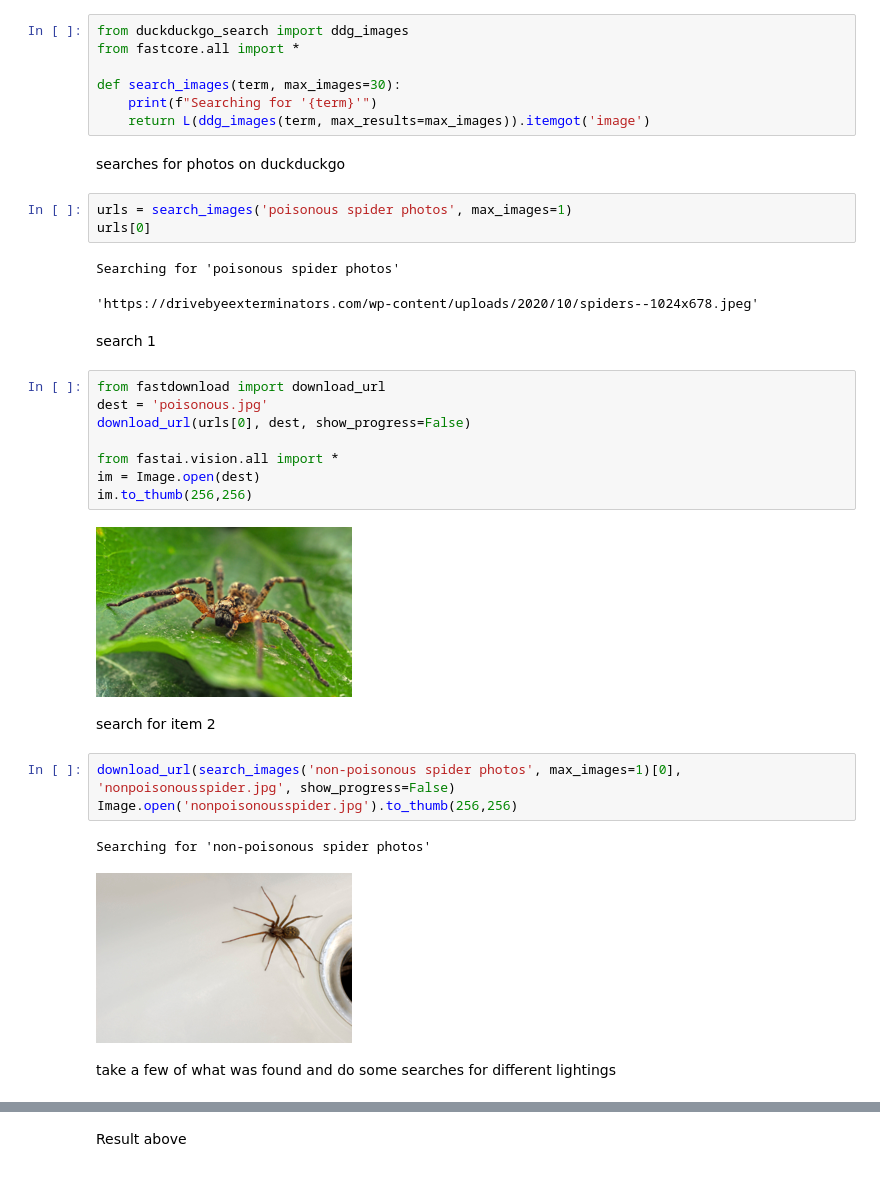
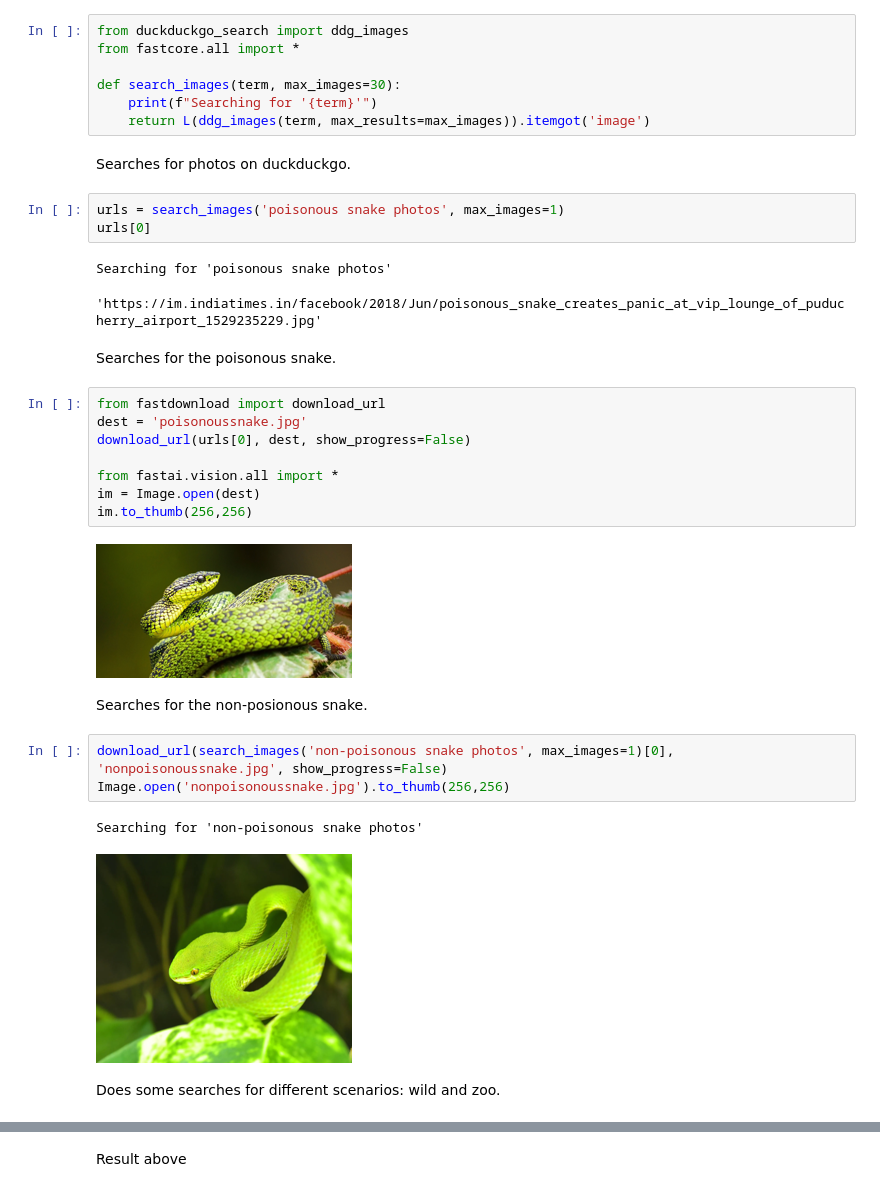
Before and after one commit to ry4n-s/Poisonous-or-Not, a Jupyter notebook: poisonous-or-not.ipynb, the cells around one changed output, grey strips where cells are left out. Cells and saved outputs as stored; diff of their text form.

```diff
--- a/poisonous-or-not.ipynb
+++ b/poisonous-or-not.ipynb
@@ -54,33 +24,33 @@ def search_images(term, max_images=30):
     print(f"Searching for '{term}'")
     return L(ddg_images(term, max_results=max_images)).itemgot('image')
 # %% [markdown]
-searches for photos on duckduckgo
+Searches for photos on duckduckgo.
 # %%
-urls = search_images('poisonous spider photos', max_images=1)
+urls = search_images('poisonous snake photos', max_images=1)
 urls[0]
 # %% [output]
-Searching for 'poisonous spider photos'
+Searching for 'poisonous snake photos'
-'https://drivebyeexterminators.com/wp-content/uploads/2020/10/spiders--1024x678.jpeg'
+'https://im.indiatimes.in/facebook/2018/Jun/poisonous_snake_creates_panic_at_vip_lounge_of_puducherry_airport_1529235229.jpg'
-# %% [markdown]
-search 1
+# %% [markdown]
+Searches for the poisonous snake.
 # %%
 from fastdownload import download_url
-dest = 'poisonous.jpg'
+dest = 'poisonoussnake.jpg'
 download_url(urls[0], dest, show_progress=False)
 
 from fastai.vision.all import *
 im = Image.open(dest)
 im.to_thumb(256,256)
 # %% [output]
-[figure, old version]
+[figure, new version]
-# %% [markdown]
-search for item 2
+# %% [markdown]
+Searches for the non-posionous snake.
 # %%
-download_url(search_images('non-poisonous spider photos', max_images=1)[0], 'nonpoisonousspider.jpg', show_progress=False)
-Image.open('nonpoisonousspider.jpg').to_thumb(256,256)
+download_url(search_images('non-poisonous snake photos', max_images=1)[0], 'nonpoisonoussnake.jpg', show_progress=False)
+Image.open('nonpoisonoussnake.jpg').to_thumb(256,256)
 # %% [output]
-Searching for 'non-poisonous spider photos'
+Searching for 'non-poisonous snake photos'
-[figure, old version]
+[figure, new version]
-# %% [markdown]
-take a few of what was found and do some searches for different lightings
+# %% [markdown]
+Does some searches for different scenarios: wild and zoo.
 # %%
```
Also changed, not shown: parts of 13 cells of this notebook.
